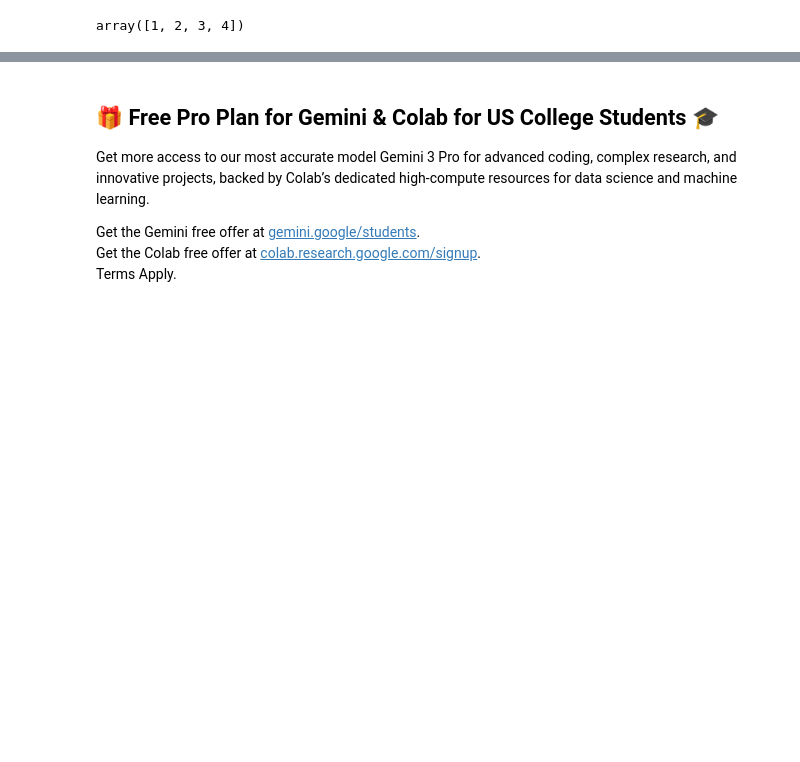
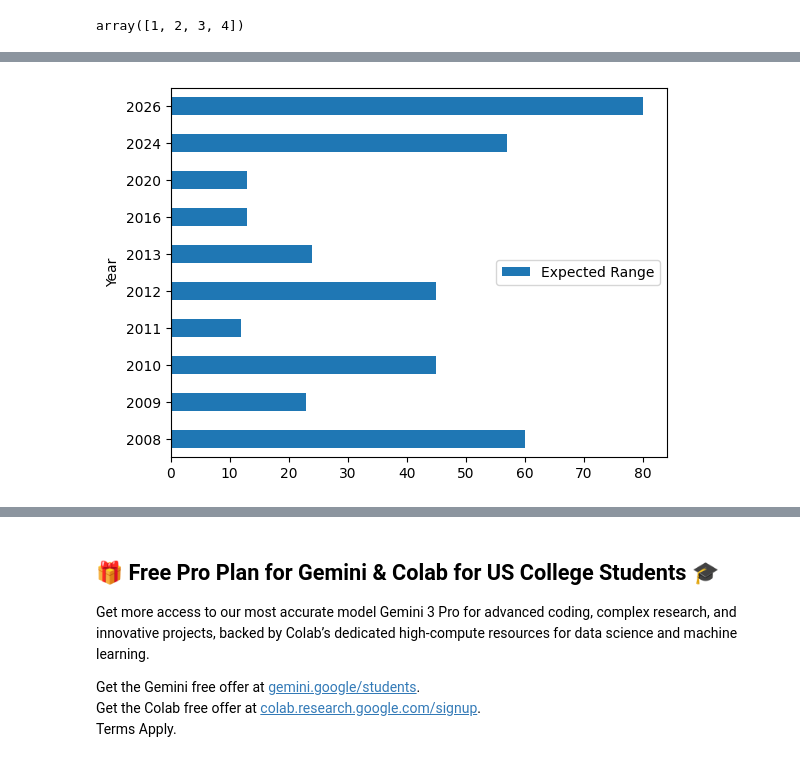
Before and after one commit to PriyaKotera16/PriyaKotera16, a Jupyter notebook: Welcome_To_Colab.ipynb, the cells around one changed output, grey strips where cells are left out. Drawn from its saved outputs; the diff is of its cells as text; code cells hidden in the pictures; blank space fills up the shorter version.

```diff
--- a/Welcome_To_Colab.ipynb
+++ b/Welcome_To_Colab.ipynb
@@ -814,0 +961,5 @@ array([1, 2, 3, 4])
+# %%
+DF.plot(x="Year",y="Expected Range",kind="barh")
+plt.show()
+# %% [output]
+[figure, added]
```
Also changed, not shown: parts of 37 cells of this notebook.
